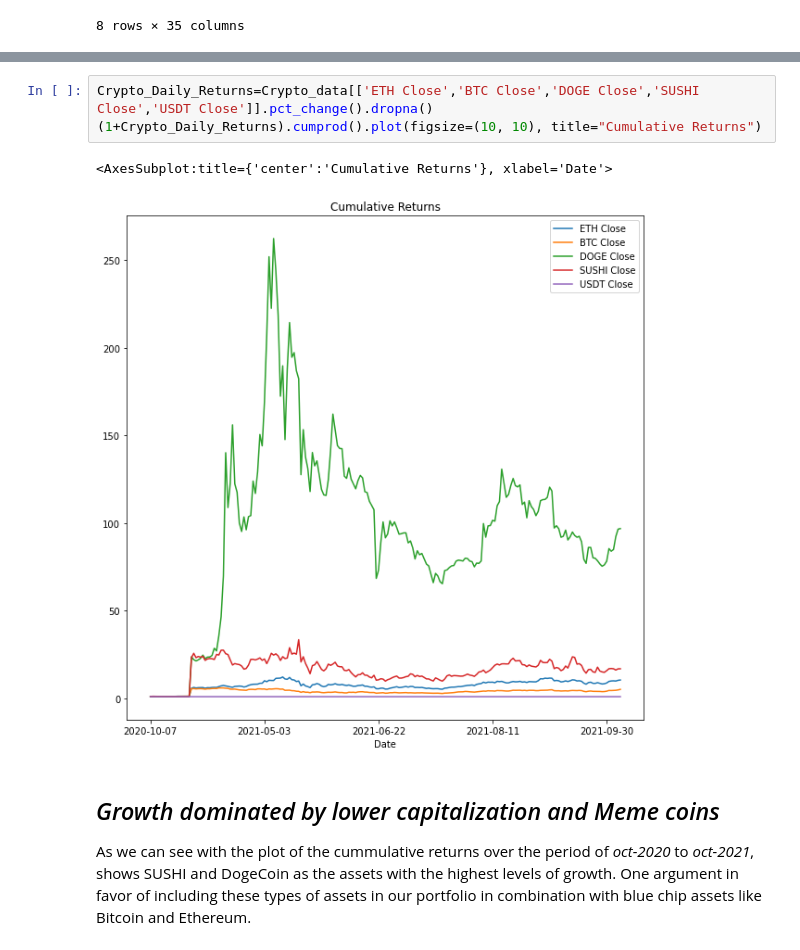
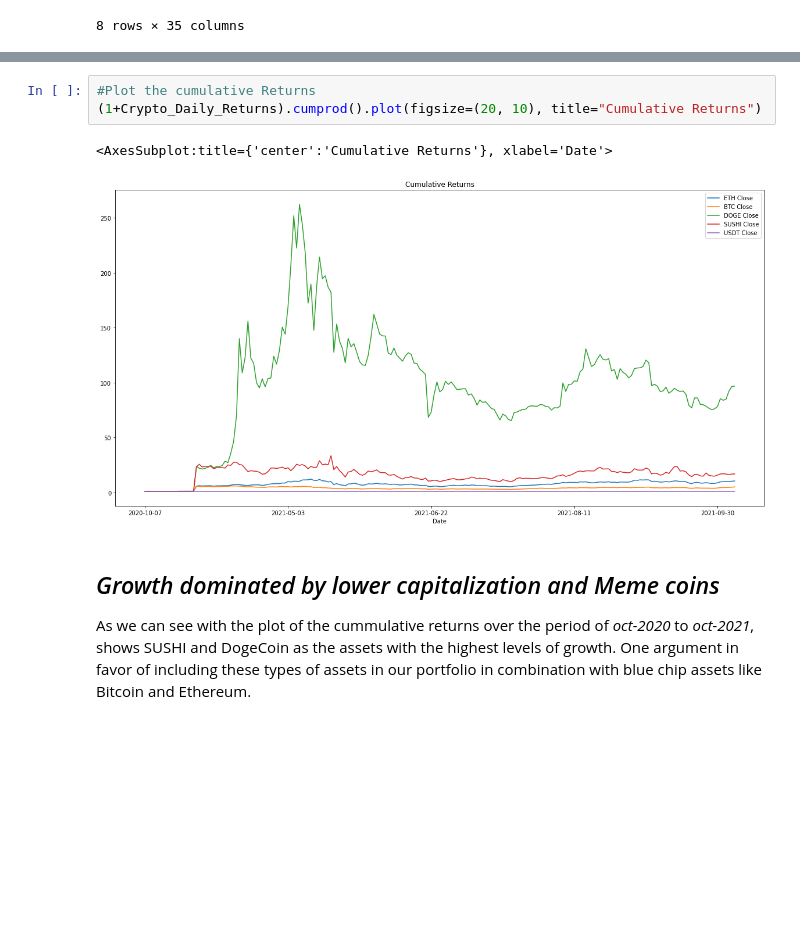
Before and after one commit to pysouzhny/GWU_Project_1, a Jupyter notebook: Crypto_Analysis.ipynb, the cells around one changed output, grey strips where cells are left out. Cells and saved outputs as stored; diff of their text form; blank space fills up the shorter version.

```diff
--- a/Crypto_Analysis.ipynb
+++ b/Crypto_Analysis.ipynb
@@ -228,9 +200,9 @@ Crypto_data[['ETH Close','BTC Close','DOGE Close','SUSHI Close','USDT Close']].p
 # %%
-Crypto_Daily_Returns=Crypto_data[['ETH Close','BTC Close','DOGE Close','SUSHI Close','USDT Close']].pct_change().dropna()
-(1+Crypto_Daily_Returns).cumprod().plot(figsize=(10, 10), title="Cumulative Returns")
+#Plot the cumulative Returns
+(1+Crypto_Daily_Returns).cumprod().plot(figsize=(20, 10), title="Cumulative Returns")
 # %% [output]
 <AxesSubplot:title={'center':'Cumulative Returns'}, xlabel='Date'>
-[figure, old version]
+[figure, new version]
 # %% [markdown]
 ## *Growth dominated by lower capitalization and Meme coins*
 
```
Also changed, not shown: parts of 20 cells of this notebook, 1 other file.
